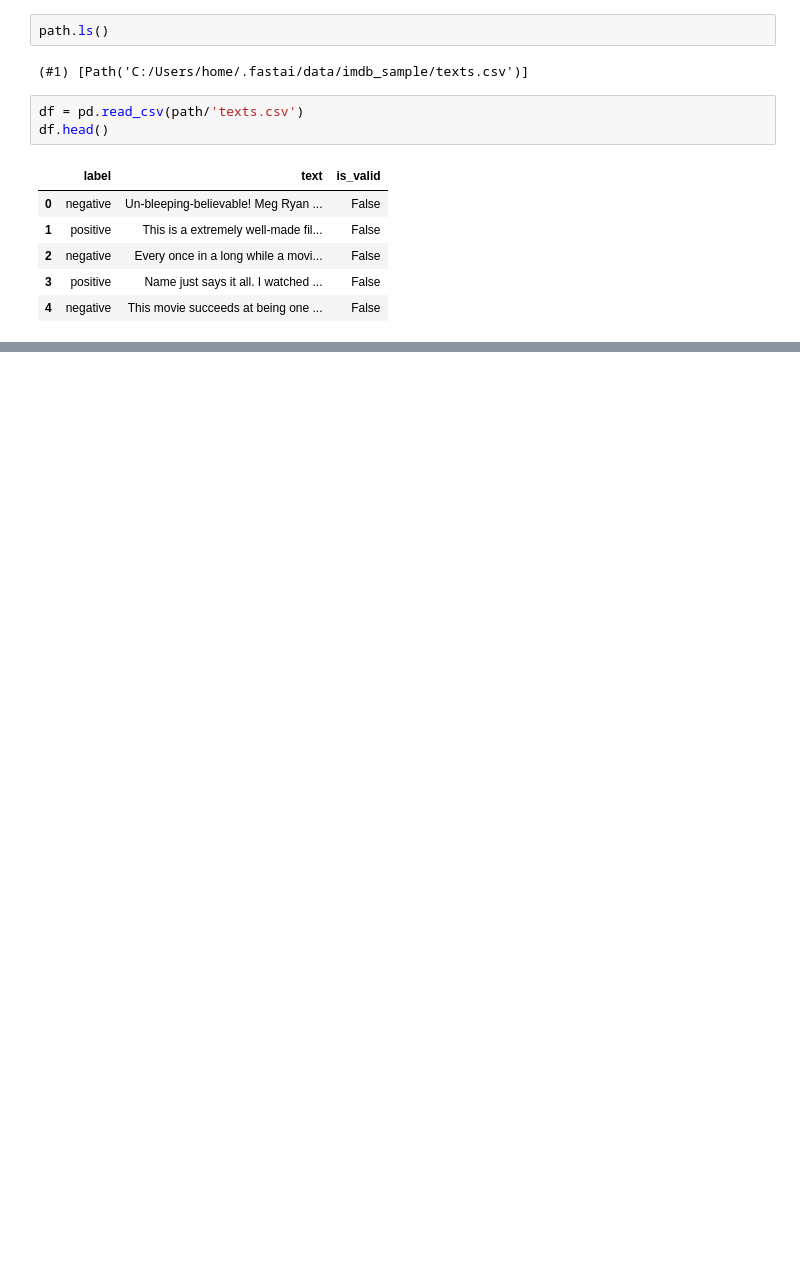
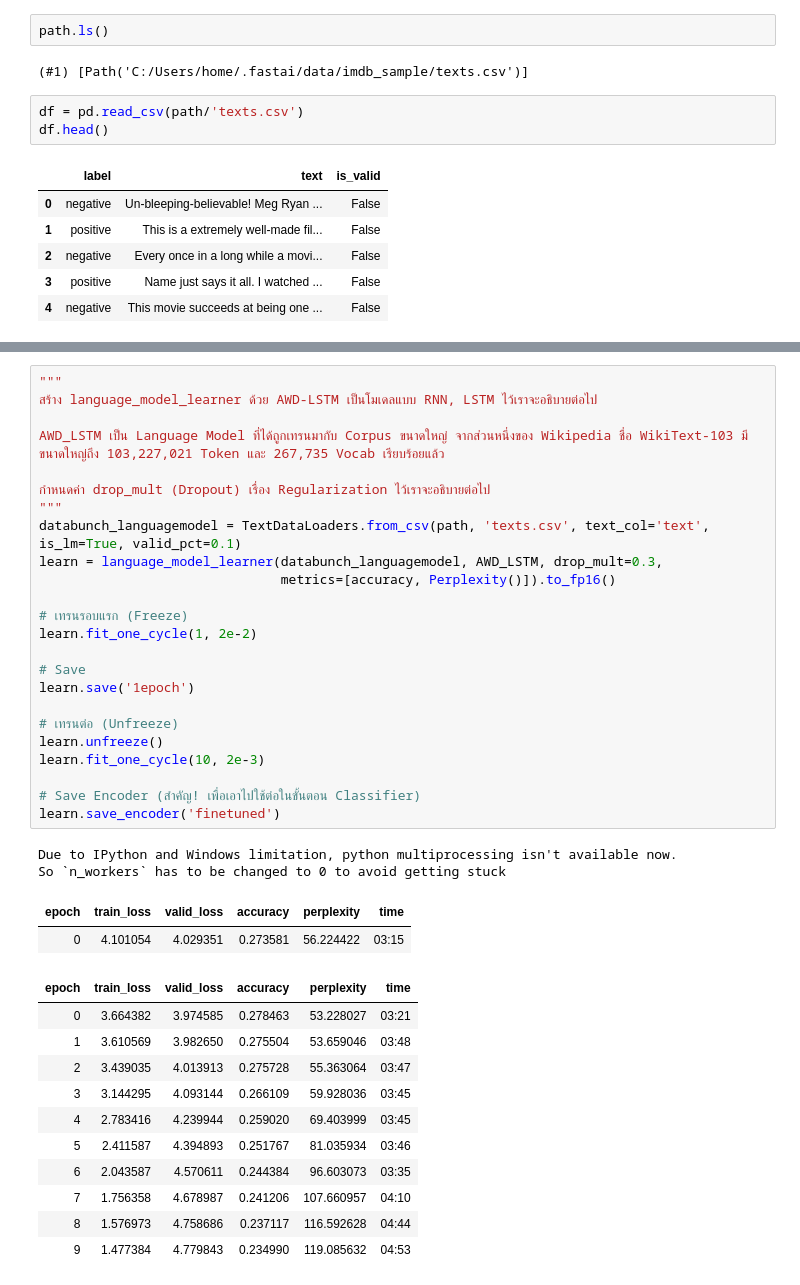
Before and after one commit to TeetyK/PY_NLP_BASIC, a Jupyter notebook: Sentiment-analysis.ipynb, the cells around one changed output, grey strips where cells are left out. Cells and saved outputs as stored; diff of their text form; blank space fills up the shorter version.

```diff
--- a/Sentiment-analysis.ipynb
+++ b/Sentiment-analysis.ipynb
@@ -23,0 +63,40 @@ df.head()
+# %%
+"""
+สร้าง language_model_learner ด้วย AWD-LSTM เป็นโมเดลแบบ RNN, LSTM ไว้เราจะอธิบายต่อไป
+
+AWD_LSTM เป็น Language Model ที่ได้ถูกเทรนมากับ Corpus ขนาดใหญ่ จากส่วนหนึ่งของ Wikipedia ชื่อ WikiText-103 มีขนาดใหญ่ถึง 103,227,021 Token และ 267,735 Vocab เรียบร้อยแล้ว
+
+กำหนดค่า drop_mult (Dropout) เรื่อง Regularization ไว้เราจะอธิบายต่อไป
+"""
+databunch_languagemodel = TextDataLoaders.from_csv(path, 'texts.csv', text_col='text', is_lm=True, valid_pct=0.1)
+learn = language_model_learner(databunch_languagemodel, AWD_LSTM, drop_mult=0.3,
+                               metrics=[accuracy, Perplexity()]).to_fp16()
+
+# เทรนรอบแรก (Freeze)
+learn.fit_one_cycle(1, 2e-2)
+
+# Save
+learn.save('1epoch')
+
+# เทรนต่อ (Unfreeze)
+learn.unfreeze()
+learn.fit_one_cycle(10, 2e-3)
+
+# Save Encoder (สำคัญ! เพื่อเอาไปใช้ต่อในขั้นตอน Classifier)
+learn.save_encoder('finetuned')
+# %% [output]
+Due to IPython and Windows limitation, python multiprocessing isn't available now.
+So `n_workers` has to be changed to 0 to avoid getting stuck
+| epoch | train_loss | valid_loss | accuracy | perplexity | time |
+| 0 | 4.101054 | 4.029351 | 0.273581 | 56.224422 | 03:15 |
+| epoch | train_loss | valid_loss | accuracy | perplexity | time |
+| 0 | 3.664382 | 3.974585 | 0.278463 | 53.228027 | 03:21 |
+| 1 | 3.610569 | 3.982650 | 0.275504 | 53.659046 | 03:48 |
+| 2 | 3.439035 | 4.013913 | 0.275728 | 55.363064 | 03:47 |
+| 3 | 3.144295 | 4.093144 | 0.266109 | 59.928036 | 03:45 |
+| 4 | 2.783416 | 4.239944 | 0.259020 | 69.403999 | 03:45 |
+| 5 | 2.411587 | 4.394893 | 0.251767 | 81.035934 | 03:46 |
+| 6 | 2.043587 | 4.570611 | 0.244384 | 96.603073 | 03:35 |
+| 7 | 1.756358 | 4.678987 | 0.241206 | 107.660957 | 04:10 |
+| 8 | 1.576973 | 4.758686 | 0.237117 | 116.592628 | 04:44 |
+| 9 | 1.477384 | 4.779843 | 0.234990 | 119.085632 | 04:53 |
```
Also changed, not shown: parts of 7 cells of this notebook.
